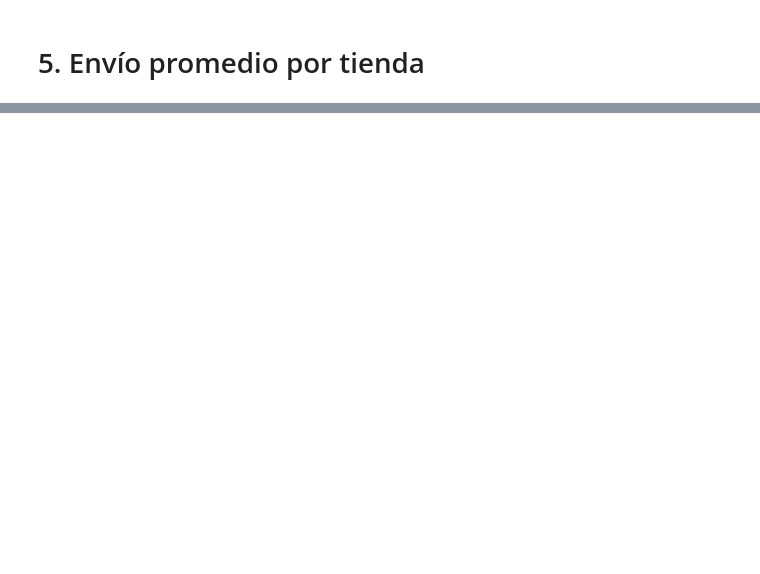
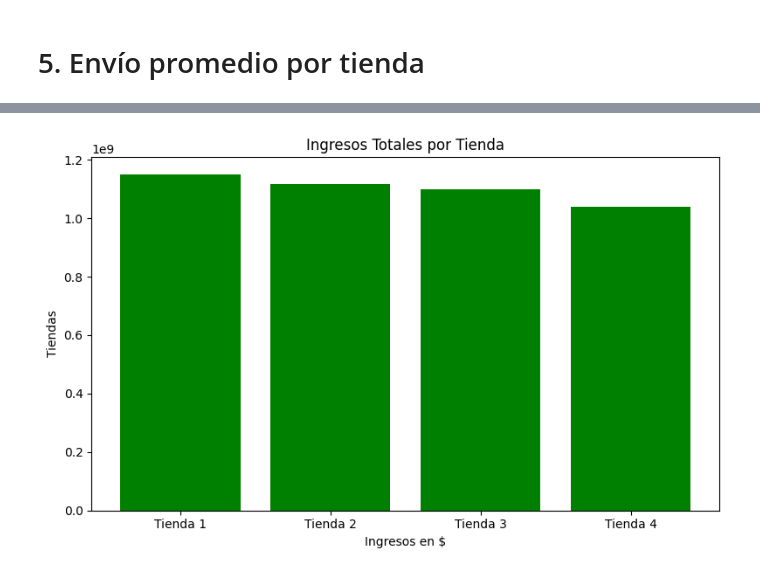
Before and after one commit to jose-luis-dev/Alura-Store, a Jupyter notebook: AluraStoreLatam.ipynb, the cells around one changed output, grey strips where cells are left out. Saved outputs shown, nothing was run; the diff lists cells and outputs as text; code cells hidden in the pictures; blank space fills up the shorter version.

Commit message:
Versión final del desafío AluraStore con visualizaciones y conclusión.

```diff
--- a/AluraStoreLatam.ipynb
+++ b/AluraStoreLatam.ipynb
@@ -35,0 +155,15 @@ tienda.head()
+# %%
+import matplotlib.pyplot as plt
+
+ingresos = [tienda["Precio"].sum(), tienda2["Precio"].sum(), tienda3["Precio"].sum(), tienda4["Precio"].sum()]
+tiendas = ["Tienda 1", "Tienda 2", "Tienda 3", "Tienda 4" ]
+
+plt.figure(figsize=(8,5))
+plt.bar(tiendas, ingresos, color = "green")
+plt.title("Ingresos Totales por Tienda")
+plt.xlabel("Ingresos en $")
+plt.ylabel("Tiendas")
+plt.tight_layout()
+plt.show()
+# %% [output]
+[figure, added]
```
Also changed, not shown: parts of 9 cells of this notebook.
